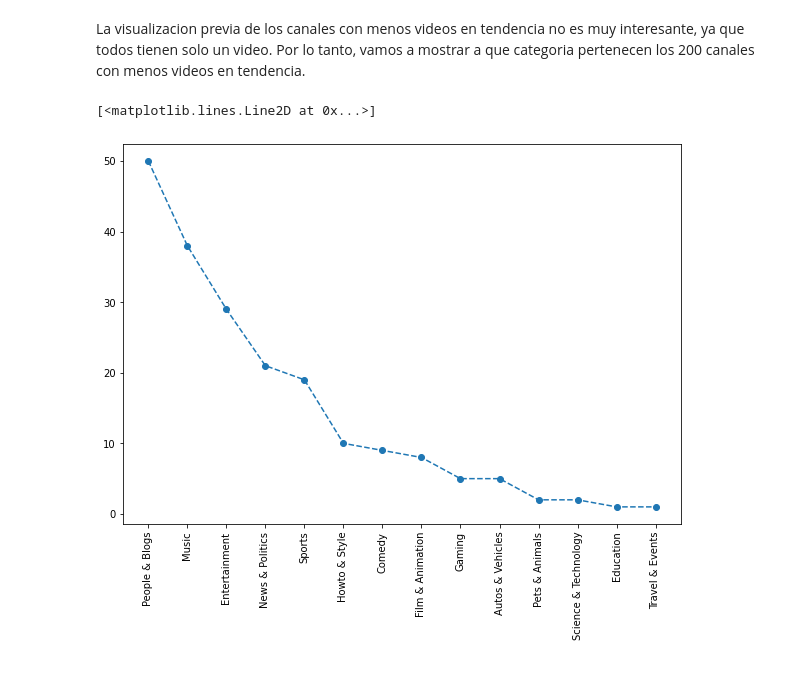
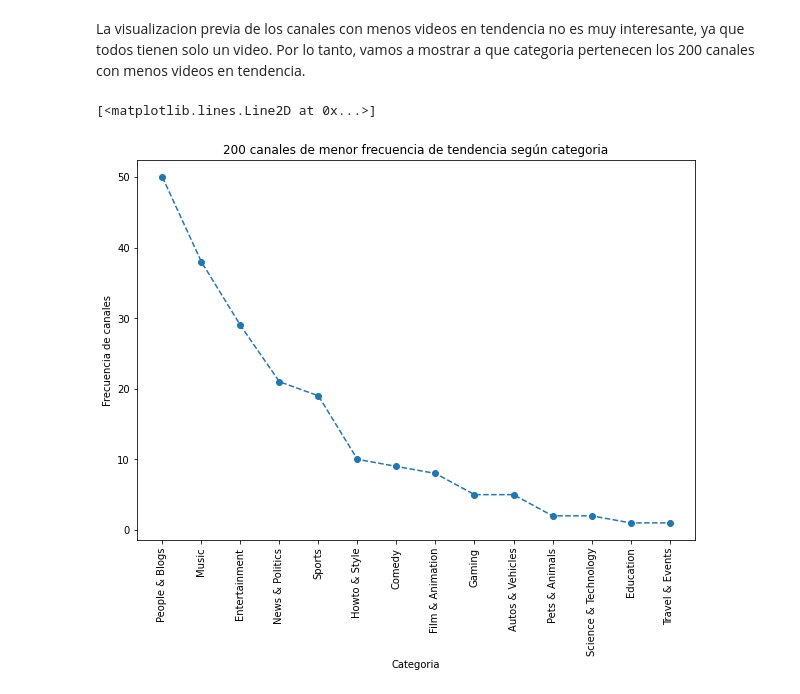
Before and after one commit to SebsPER/-EB-2021-1-CC51, a Jupyter notebook: code/Por_Canales_de_Youtube.ipynb, the cells around one changed output. Saved outputs shown, nothing was run; the diff lists cells and outputs as text; code cells hidden in the pictures.

```diff
--- a/code/Por_Canales_de_Youtube.ipynb
+++ b/code/Por_Canales_de_Youtube.ipynb
@@ -102,14 +82,17 @@ Frvids = Frvids.set_index('channel_title')
 # %%
 #Frvids = Frvids.set_index('channel_title')
 LeastTrend = Frvids.loc[channelCount.nsmallest(200,['video_id']).index]['category_title']
 LeastTrend = LeastTrend.value_counts()
 plt.rcParams["font.family"]="STSong"
 plt.rcParams['font.sans-serif']=['SimHei'] #用来正常显示中文标签
 plt.rcParams['axes.unicode_minus']=False
 plt.rc('axes', unicode_minus=False)
 plt.figure(figsize=(10, 7))
 plt.xticks(rotation='vertical')
+plt.xlabel('Categoria')
+plt.ylabel('Frecuencia de canales')
+plt.title('200 canales de menor frecuencia de tendencia según categoria')
 plt.plot(LeastTrend.index, LeastTrend.values, marker='o', linestyle='--')
 # %% [output]
 [<matplotlib.lines.Line2D at 0x...>]
-[figure, old version]
+[figure, new version]
```
Also changed, not shown: parts of 1 cell of this notebook.
